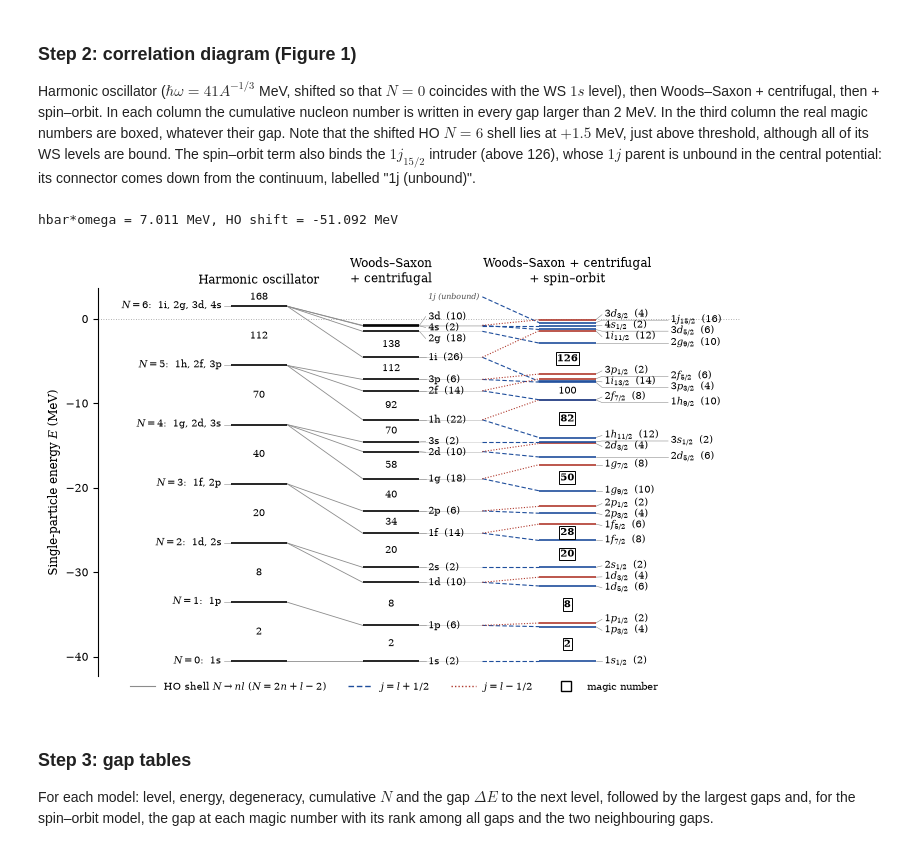
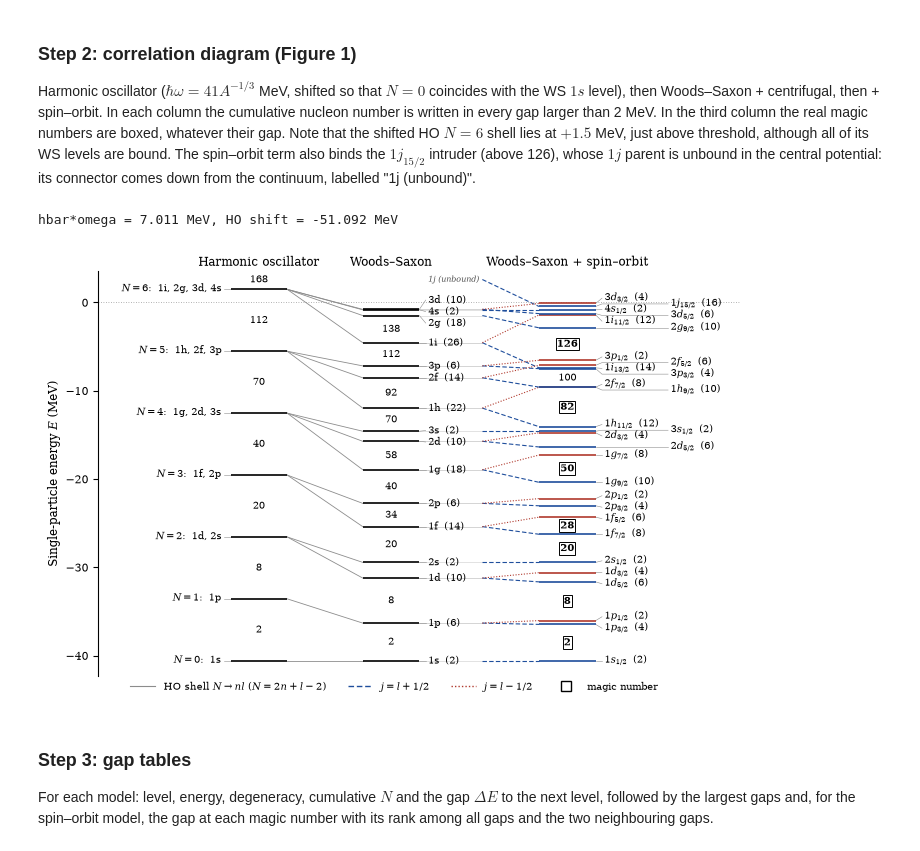
Before and after one commit to guimgclapes-web/nuclear-shell-model, a Jupyter notebook: AQM coursework.ipynb, the cells around one changed output. Drawn from its saved outputs; the diff is of its cells as text; code cells hidden in the pictures.

Commit message:
Update notebook and Fig. 1 (remove 'centrifugal' from titles)

```diff
--- a/AQM coursework.ipynb
+++ b/AQM coursework.ipynb
@@ -118,16 +119,16 @@ $$ {\cal H} \ u(r) = \left( \begin{array}{cccccc}
 # %%
-Nr     = 2000  #Discretizaton points
-ri     = 1e-3  #Initial position
-rf     = 50.0  #Final position
-dr     = (rf-ri)/Nr  #This is \Delta r
+Nr = 2000  # Discretizaton points
+ri = 1e-3  # Initial position
+rf = 50.0  # Final position
+dr = (rf-ri)/Nr  # \Delta r
 
-rvec  = np.linspace(ri,rf,Nr+1)
+rvec  = np.linspace(ri, rf, Nr+1)
 
 # Let us start with L=0
 
 #Hamiltonian diagonal
-d = 2./dr**2 +U_WS_C(rvec, 0, Atest, atest, U0test)[1:-1] #Remove first and last value of r
-# Hamiltonian upper and lower diagonal
+d = 2./dr**2 + U_WS_C(rvec, 0, Atest, atest, U0test)[1:-1] #Remove first and last value of r
+# Hamiltonian upper and lower diagonal (does not depend on l, reusable)
 e = -1./dr**2 * np.ones(len(d)-1)
 
 # Diagonalize
@@ -148,14 +149,14 @@ plt.figure(figsize=(7, 6))
 plt.title(r"Eigenfunction of bound states")
 
 for i in range(bound_st):
-    bound_wf[i] = np.append(np.insert(eigenstates.T[i], 0, 0.0), 0.0)  #Add phi(0)=0 and phi(N+1)=0
-    plt.plot(rvec,bound_wf[i],label=f"n={i}")
+    bound_wf[i] = np.append(np.insert(eigenstates.T[i], 0, 0.0), 0.0)  #Add u(n_0)=0 and U(r_N)=0
+    plt.plot(rvec,bound_wf[i],label=f"n={i+1}")
 
 plt.legend(loc='lower right', ncol=2)
 plt.ylim([-0.15,0.15])
 plt.xlim([0.0,20.0])
 plt.xlabel("$r$ (fm)")
-plt.ylabel(r"$u(r)$ (AU)")
+plt.ylabel(r"$u_n(r)$ (AU)")
 plt.grid()
 plt.show()
 # %% [output]
@@ -179,3 +179,8 @@ $$ \int_0^\infty dr \ u(r)^2 = 1 $$
 # %%
 for i in range(bound_st):
     bound_wf[i] = bound_wf[i]/np.sqrt(integrate.simpson(bound_wf[i]**2,rvec))
+
+# We can make sure that wf with different n are orthogonal, and with same n are now normalised
+for i in range(bound_st):
+    for j in range(bound_st):
+        print(i, j, integrate.simpson(bound_wf[i]*bound_wf[j],rvec))
@@ -247,10 +271,11 @@ L | Energy(MeV)
 # %%
-count = np.zeros(8)  # We used up to L=7, which is the maximum value of L it is found
-# We assign the orbital for each value of L
-wavelist=['s','p','d','f','g','h','i','j']
+count = np.zeros(7)  # We used up to l=6, which is the maximum value of l it is found
+# We assign the orbital for each value of l
+wavelist=['s','p','d','f','g','h','i']
 # We assign level degeneracies
-deglist =[2,6,10,14,18,22,26,30]
+deglist =[2,6,10,14,18,22,26]
 
+# counter of states available
 cumulative = 0
 
 print("Levels \t Energy(MeV) \t Level Degeneracy \t Total")
@@ -600,11 +629,10 @@ Harmonic oscillator ($\hbar\omega=41A^{-1/3}$ MeV, shifted so that $N=0$ coincid
 # ---------------------------------------------------------------------------
 # Figure 1: correlation diagram   HO  ->  WS + centrifugal  ->  WS + centrifugal + SO
 # ---------------------------------------------------------------------------
-import os
-from matplotlib.lines import Line2D
+
 os.makedirs('figures', exist_ok=True)
 
-MAGIC   = [2, 8, 20, 28, 50, 82, 126]
+MAGIC = [2, 8, 20, 28, 50, 82, 126]
 GAP_MIN = 2.0                       # MeV: gaps larger than this get their cumulative N written
 C_UP, C_DN = '#1f4e9c', '#b03a2e'   # j = l+1/2 / j = l-1/2 (also distinguished by linestyle)
 
@@ -734,36 +762,36 @@ with plt.rc_context({'font.family': 'serif', 'mathtext.fontset': 'dejavuserif',
                     fontsize=FS-1, style='italic', color='0.3')
         else:
             ax.plot([X2[1], XCONN2], [E_par]*2, color='0.8', lw=0.4, zorder=0)
         ax.plot([XCONN2, X3[0]], [E_par, E], color=C_UP if up else C_DN,
                 lw=0.8, ls=(0, (4, 2)) if up else (0, (1, 1.5)), zorder=1)
 
     ax.axhline(0., color='0.6', lw=0.6, ls=(0, (1, 2)), zorder=0)
     ax.set_ylim(-42.3, 3.6)
     ax.set_xlim(-2.1, 8.1)
     ax.set_xticks([])
     ax.tick_params(axis='y', labelsize=8)
     for sp in ['top', 'right', 'bottom']:
         ax.spines[sp].set_visible(False)
     ax.set_ylabel(r"Single-particle energy $E$ (MeV)", fontsize=8.5)
-    for x, title in [(X1, "Harmonic oscillator"), (X2, "Woods–Saxon\n+ centrifugal"),
-                     (X3, "Woods–Saxon + centrifugal\n+ spin–orbit")]:
+    for x, title in [(X1, "Harmonic oscillator"), (X2, "Woods–Saxon"),
+                     (X3, "Woods–Saxon + spin–orbit")]:
         ax.text(np.mean(x), 1.005, title, transform=ax.get_xaxis_transform(),
                 ha='center', va='bottom', fontsize=8.5)
 
     handles = [Line2D([], [], color='0.55', lw=0.8, ls='-', label=r"HO shell $N\to nl$ ($N=2n+l-2$)"),
                Line2D([], [], color=C_UP, lw=1.0, ls=(0, (4, 2)), label=r"$j=l+1/2$"),
                Line2D([], [], color=C_DN, lw=1.0, ls=(0, (1, 1.5)), label=r"$j=l-1/2$"),
                Line2D([], [], ls='none', marker='s', mfc='white', mec='black', ms=7,
                       label="magic number")]
     fig.legend(handles=handles, loc='lower center', ncol=4, frameon=False, fontsize=7.5,
                bbox_to_anchor=(0.5, 0.0), handlelength=2.4)
     fig.tight_layout(rect=(0, 0.05, 1, 1), pad=0.3)
     fig.savefig('figures/fig1_correlation_diagram.pdf')
     fig.savefig('figures/fig1_correlation_diagram.png', dpi=300)
     plt.show()
 # %% [output]
 hbar*omega = 7.011 MeV, HO shift = -51.092 MeV
-[figure, old version]
+[figure, new version]
 # %% [markdown]
 ### Step 3: gap tables
 For each model: level, energy, degeneracy, cumulative $N$ and the gap $\Delta E$ to the next level, followed by the largest gaps and, for the spin–orbit model, the gap at each magic number with its rank among all gaps and the two neighbouring gaps.
```
Also changed, not shown: parts of 22 cells of this notebook, 2 other files.
